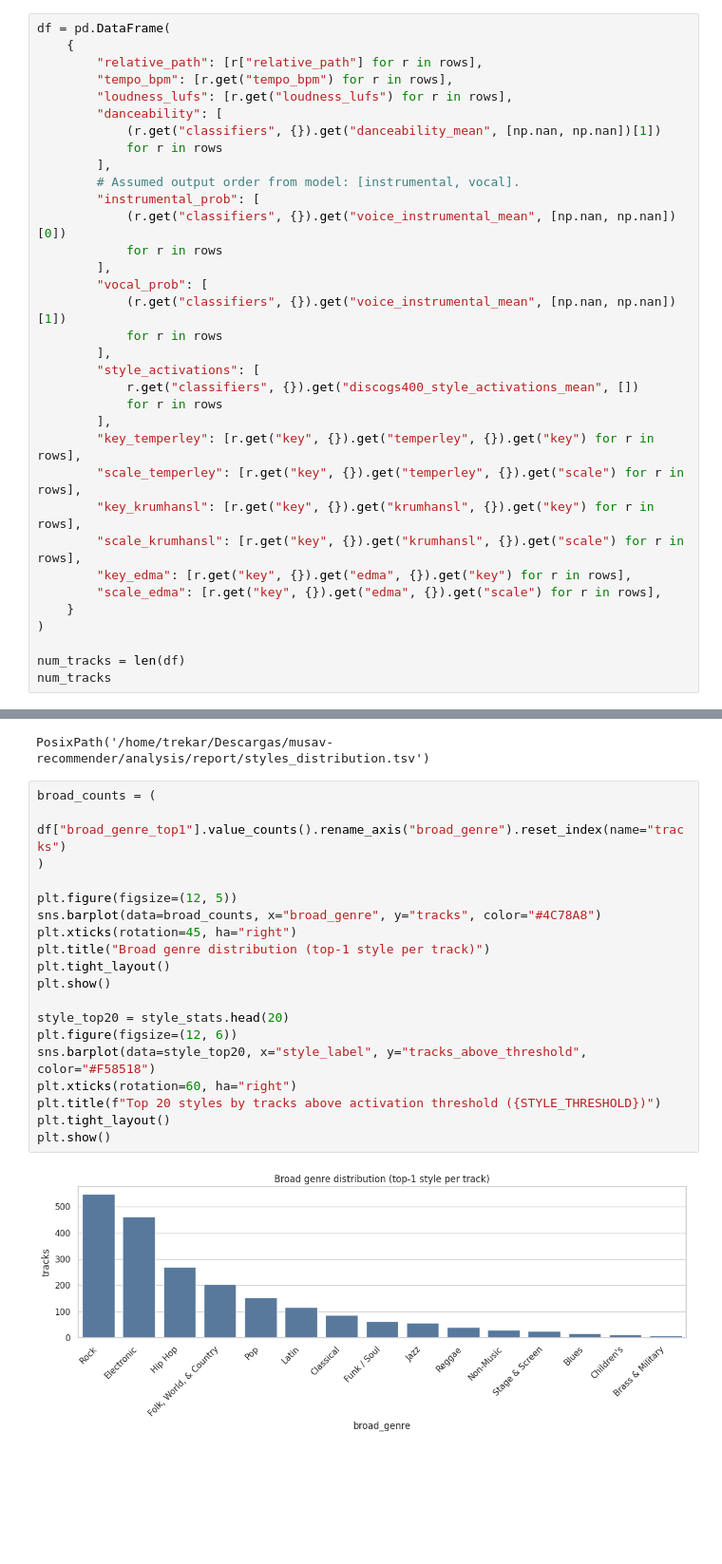
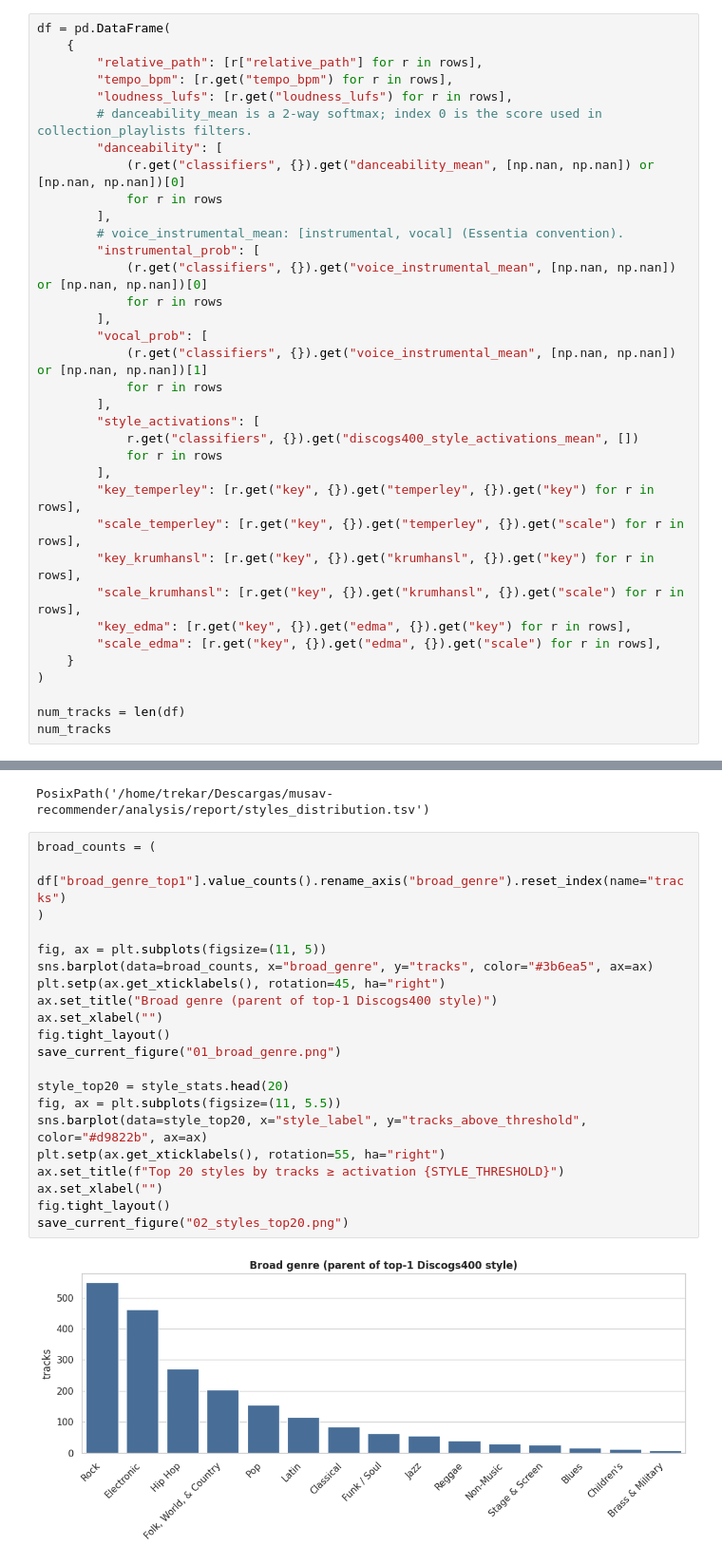
Before and after one commit to trekar99/musav-recommender, a Jupyter notebook: notebooks/music_collection_overview.ipynb, the cells around one changed output, grey strips where cells are left out. Shown at 95% size. Drawn from its saved outputs; the diff is of its cells as text; blank space fills up the shorter version.

```diff
--- a/notebooks/music_collection_overview.ipynb
+++ b/notebooks/music_collection_overview.ipynb
@@ -47,17 +79,18 @@ df = pd.DataFrame(
         "relative_path": [r["relative_path"] for r in rows],
         "tempo_bpm": [r.get("tempo_bpm") for r in rows],
         "loudness_lufs": [r.get("loudness_lufs") for r in rows],
+        # danceability_mean is a 2-way softmax; index 0 is the score used in collection_playlists filters.
         "danceability": [
-            (r.get("classifiers", {}).get("danceability_mean", [np.nan, np.nan])[1])
+            (r.get("classifiers", {}).get("danceability_mean", [np.nan, np.nan]) or [np.nan, np.nan])[0]
             for r in rows
         ],
-        # Assumed output order from model: [instrumental, vocal].
+        # voice_instrumental_mean: [instrumental, vocal] (Essentia convention).
         "instrumental_prob": [
-            (r.get("classifiers", {}).get("voice_instrumental_mean", [np.nan, np.nan])[0])
+            (r.get("classifiers", {}).get("voice_instrumental_mean", [np.nan, np.nan]) or [np.nan, np.nan])[0]
             for r in rows
         ],
         "vocal_prob": [
-            (r.get("classifiers", {}).get("voice_instrumental_mean", [np.nan, np.nan])[1])
+            (r.get("classifiers", {}).get("voice_instrumental_mean", [np.nan, np.nan]) or [np.nan, np.nan])[1]
             for r in rows
         ],
         "style_activations": [
@@ -136,21 +169,23 @@ PosixPath('/home/trekar/Descargas/musav-recommender/analysis/report/styles_distr
 # %%
 broad_counts = (
     df["broad_genre_top1"].value_counts().rename_axis("broad_genre").reset_index(name="tracks")
 )
 
-plt.figure(figsize=(12, 5))
-sns.barplot(data=broad_counts, x="broad_genre", y="tracks", color="#4C78A8")
-plt.xticks(rotation=45, ha="right")
-plt.title("Broad genre distribution (top-1 style per track)")
-plt.tight_layout()
-plt.show()
+fig, ax = plt.subplots(figsize=(11, 5))
+sns.barplot(data=broad_counts, x="broad_genre", y="tracks", color="#3b6ea5", ax=ax)
+plt.setp(ax.get_xticklabels(), rotation=45, ha="right")
+ax.set_title("Broad genre (parent of top-1 Discogs400 style)")
+ax.set_xlabel("")
+fig.tight_layout()
+save_current_figure("01_broad_genre.png")
 
 style_top20 = style_stats.head(20)
-plt.figure(figsize=(12, 6))
-sns.barplot(data=style_top20, x="style_label", y="tracks_above_threshold", color="#F58518")
-plt.xticks(rotation=60, ha="right")
-plt.title(f"Top 20 styles by tracks above activation threshold ({STYLE_THRESHOLD})")
-plt.tight_layout()
-plt.show()
+fig, ax = plt.subplots(figsize=(11, 5.5))
+sns.barplot(data=style_top20, x="style_label", y="tracks_above_threshold", color="#d9822b", ax=ax)
+plt.setp(ax.get_xticklabels(), rotation=55, ha="right")
+ax.set_title(f"Top 20 styles by tracks ≥ activation {STYLE_THRESHOLD}")
+ax.set_xlabel("")
+fig.tight_layout()
+save_current_figure("02_styles_top20.png")
 # %% [output]
-[figure, old version]
+[figure, new version]
```
Also changed, not shown: parts of 16 cells of this notebook, 55 other files.
